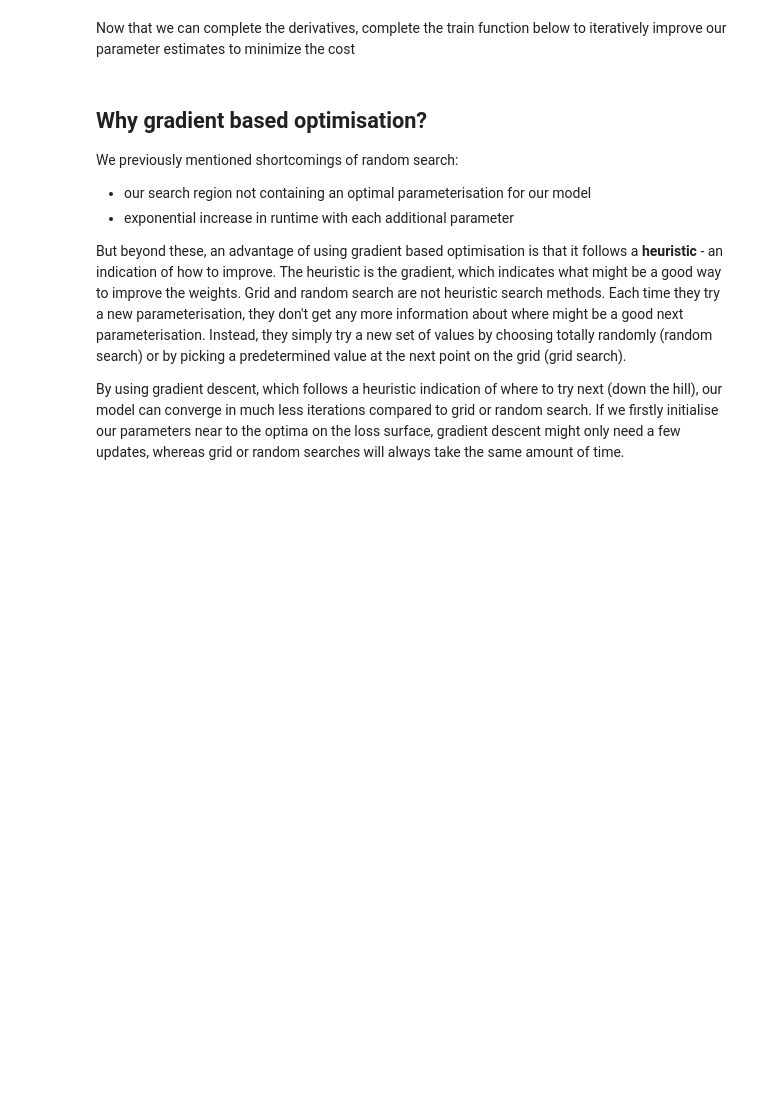
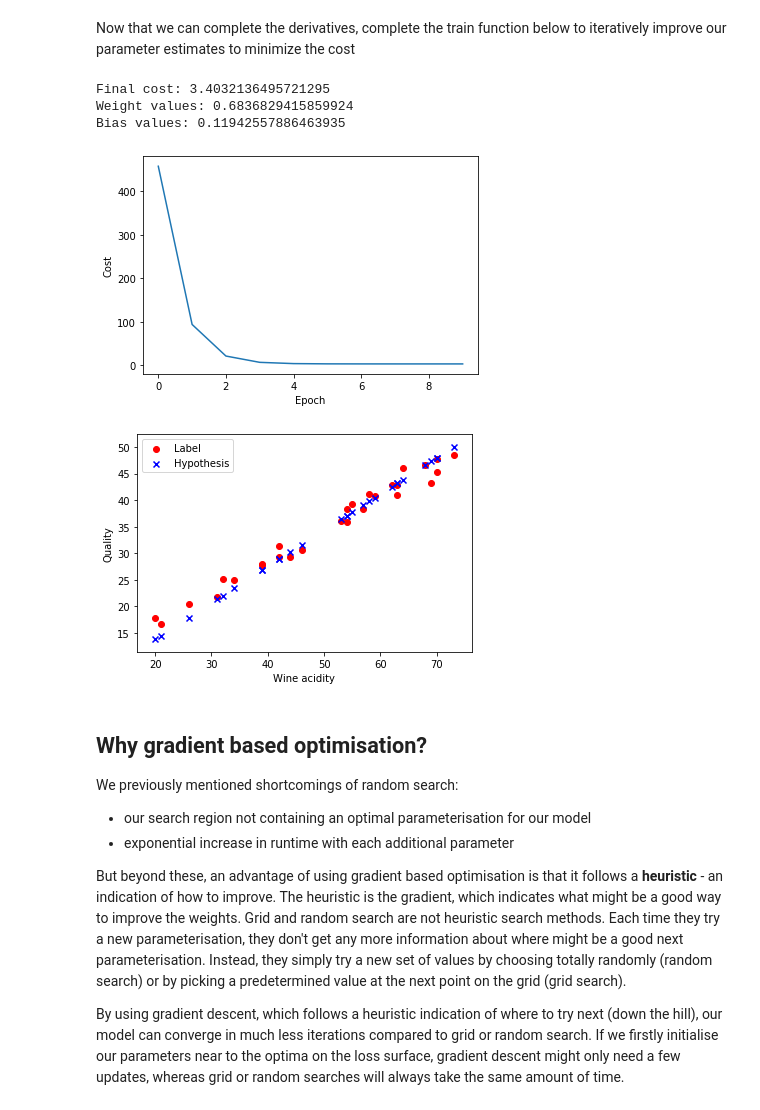
Before and after one commit to TataAndBigData/Practical-ML-DS, a Jupyter notebook: Chapter 1. Machine Learning Foundations/2. Gradient based optimisation.ipynb, the cells around one changed output. Saved outputs shown, nothing was run; the diff lists cells and outputs as text; code cells hidden in the pictures; blank space fills up the shorter version.

```diff
--- a/Chapter 1. Machine Learning Foundations/2. Gradient based optimisation.ipynb
+++ b/Chapter 1. Machine Learning Foundations/2. Gradient based optimisation.ipynb
@@ -77,7 +77,7 @@ def plot_h_vs_y(X, y_hat, Y):
 def L(y_hat, labels):
     errors = y_hat - labels # calculate errors
     squared_errors = np.square(errors) # square errors
-    mean_squared_error = np.sum(squared_errors) / (m) # calculate mean
+    mean_squared_error = np.sum(squared_errors) / (len(y_hat)) # calculate mean
     return mean_squared_error # return loss
 # %% [output]
 [figure]
@@ -156,31 +156,37 @@ print(dLdw, dLdb)
 Now that we can complete the derivatives, complete the train function below to iteratively improve our parameter estimates to minimize the cost
 # %%
 num_epochs = 10
-learning_rate = 0.1
+learning_rate = 0.0001
 H = LinearHypothesis()
 
 def train(num_epochs, X, Y, H, L, plot_cost_curve=False):
     all_costs = [] # initialise empty list of costs to plot later
     for e in range(num_epochs): # for this many complete runs through the dataset
         y_hat = H(X) # make predictions
         cost = L(y_hat, Y) # compute loss
         dLdw, dLdb = H.calc_deriv(X, y_hat, Y) # calculate gradient of current loss with respect to model parameters
         new_w = H.w - learning_rate * dLdw # compute new model weight using gradient descent update rule
         new_b = H.b - learning_rate * dLdb # compute new model bias using gradient descent update rule
         H.update_params(new_w, new_b) # update model weight and bias
         all_costs.append(cost) # add cost for this batch of examples to the list of costs (for plotting)
     if plot_cost_curve: # plot stuff
         plt.figure() # make a figure
         plt.ylabel('Cost')
         plt.xlabel('Epoch')
         plt.plot(all_costs) # plot costs
     print('Final cost:', cost)
     print('Weight values:', H.w)
     print('Bias values:', H.b)
     #return cost, H.w
 
 train(num_epochs, X, Y, H, L, plot_cost_curve=True) # train model and plot cost curve
 plot_h_vs_y(X, H(X), Y) # plot predictions and true data
+# %% [output]
+Final cost: 3.4032136495721295
+Weight values: 0.6836829415859924
+Bias values: 0.11942557886463935
+[figure, added]
+[figure, added]
 # %% [markdown]
 ## Why gradient based optimisation?
 We previously mentioned shortcomings of random search:
```
Also changed, not shown: parts of 4 cells of this notebook.
